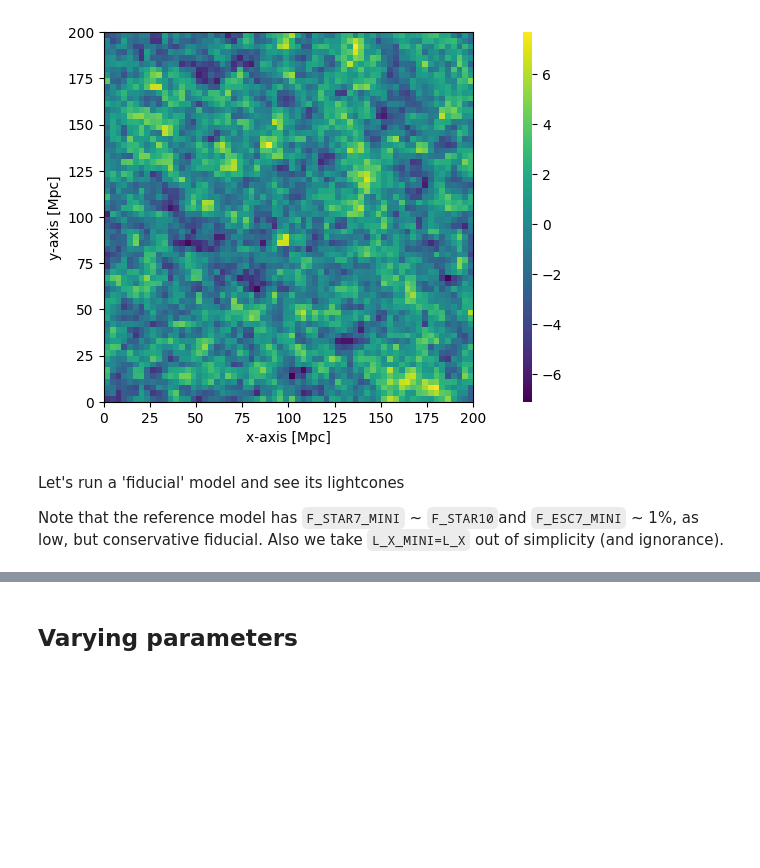
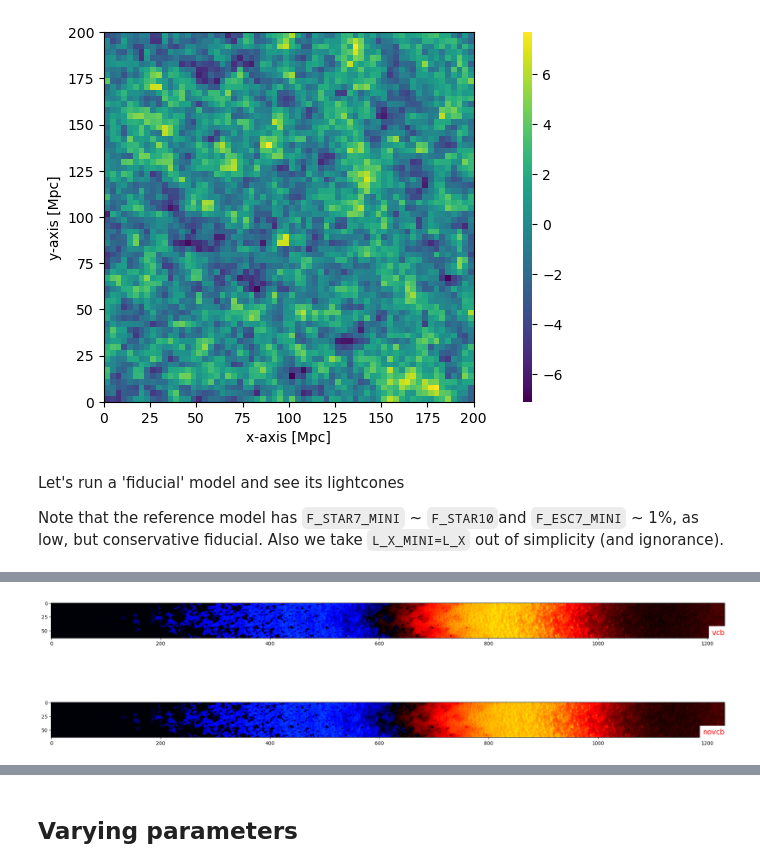
Before and after one commit to 21cmfast/21cmFAST, a Jupyter notebook: docs/tutorials/relative_velocities.ipynb, the cells around one changed output, grey strips where cells are left out. Drawn from its saved outputs; the diff is of its cells as text; code cells hidden in the pictures; blank space fills up the shorter version.

```diff
--- a/docs/tutorials/relative_velocities.ipynb
+++ b/docs/tutorials/relative_velocities.ipynb
@@ -157,6 +157,6 @@ fig.subplots_adjust(hspace=0.01)
 # %%
 # also run one without velocities and with fixed vcb=vavg (for comparison)
-lightcone_fid_novcb = p21c.run_lightcone(
+_, _, _, lightcone_fid_novcb = p21c.run_lightcone(
     lightconer=lcn,
     inputs=inputs_no_vcb,
     initial_conditions=initial_conditions,
@@ -165,7 +165,7 @@ lightcone_fid_novcb = p21c.run_lightcone(
     write=True,
 )
 
-lightcone_fid_vcbavg = p21c.run_lightcone(
+_, _, _, lightcone_fid_vcbavg = p21c.run_lightcone(
     lightconer=lcn,
     inputs=inputs_vavg,
     initial_conditions=initial_conditions,
@@ -190,37 +209,39 @@ lightcone_fid_acg = p21c.run_lightcone(
 fig, axs = plt.subplots(2, 1, figsize=(20, 6))
 
 axs[0].imshow(
-    lightcone_fid_vcb.brightness_temp[1], vmin=vmins[0], vmax=vmaxs[0], cmap=cmaps[0]
+    lightcone_fid_vcb.lightcones["brightness_temp"][1], vmin=vmins[0], vmax=vmaxs[0], cmap=cmaps[0]
 )
 axs[1].imshow(
-    lightcone_fid_novcb.brightness_temp[1], vmin=vmins[0], vmax=vmaxs[0], cmap=cmaps[0]
+    lightcone_fid_novcb.lightcones["brightness_temp"][1], vmin=vmins[0], vmax=vmaxs[0], cmap=cmaps[0]
 )
 axs[0].text(
     1,
     0.05,
     "vcb",
     horizontalalignment="right",
     verticalalignment="bottom",
     transform=axs[0].transAxes,
     color="red",
     backgroundcolor="white",
     fontsize=15,
 )
 axs[1].text(
     1,
     0.05,
     "novcb",
     horizontalalignment="right",
     verticalalignment="bottom",
     transform=axs[1].transAxes,
     color="red",
     backgroundcolor="white",
     fontsize=15,
 )
 # axs[0].xaxis.set_tick_params(labelsize=10)
 # axs[1].yaxis.set_tick_params(labelsize=0)
 plt.tight_layout()
 fig.subplots_adjust(hspace=0.01)
+# %% [output]
+[figure, added]
 # %%
 # plot tau
 
```
Also changed, not shown: parts of 20 cells of this notebook, 1 other file.
